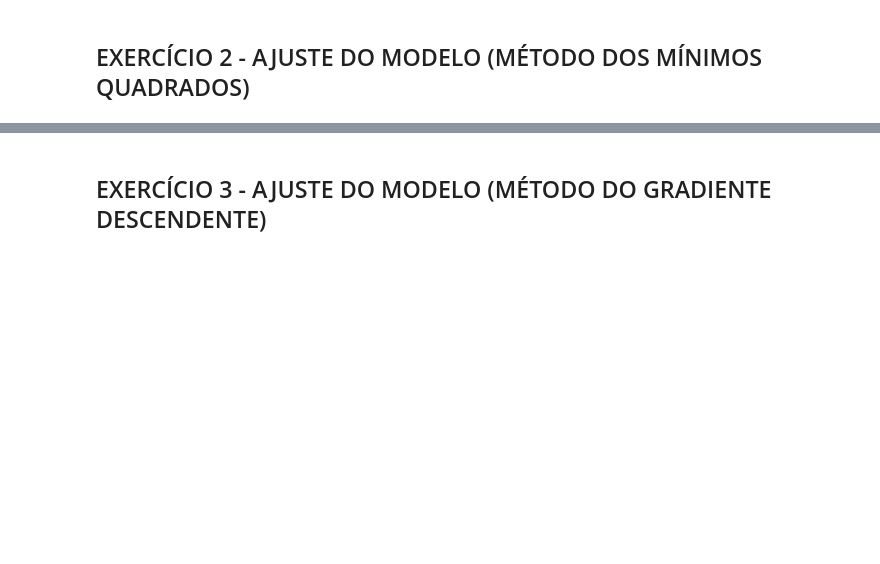
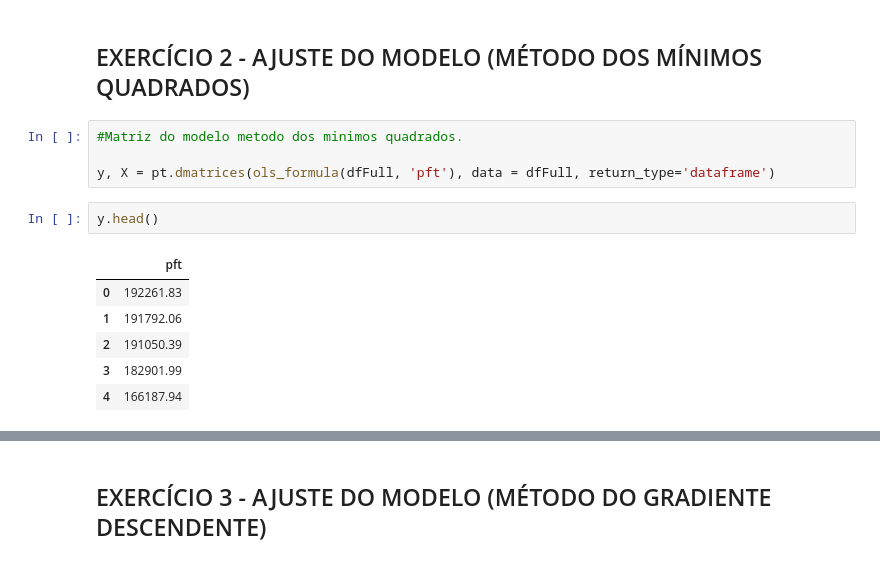
Before and after one commit to abakashi/dinamica_dex04_day05, a Jupyter notebook: Estatistica_avancada_ex.ipynb, the cells around one changed output, grey strips where cells are left out. Cells and saved outputs as stored; diff of their text form; blank space fills up the shorter version.

```diff
--- a/Estatistica_avancada_ex.ipynb
+++ b/Estatistica_avancada_ex.ipynb
@@ -202,2 +237,15 @@ dfFinal.head()
 # %% [markdown]
 ## EXERCÍCIO 2 - AJUSTE DO MODELO (MÉTODO DOS MÍNIMOS QUADRADOS)
+# %%
+#Matriz do modelo metodo dos minimos quadrados.
+
+y, X = pt.dmatrices(ols_formula(dfFull, 'pft'), data = dfFull, return_type='dataframe')
+# %%
+y.head()
+# %% [output]
+|  | pft |
+| 0 | 192261.83 |
+| 1 | 191792.06 |
+| 2 | 191050.39 |
+| 3 | 182901.99 |
+| 4 | 166187.94 |
```
Also changed, not shown: parts of 6 cells of this notebook.
